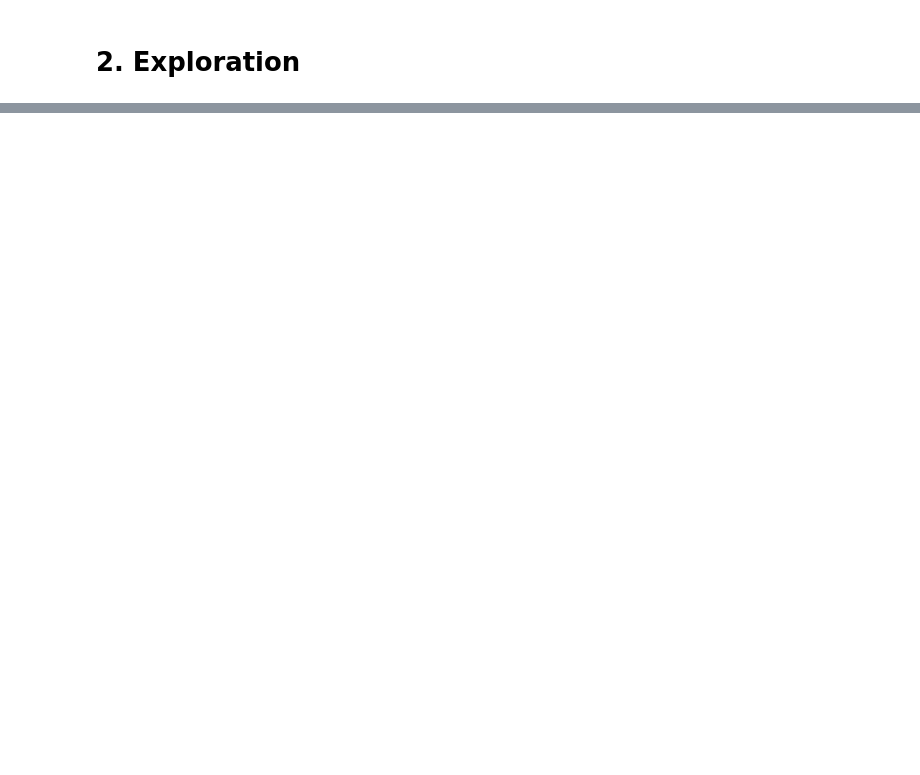
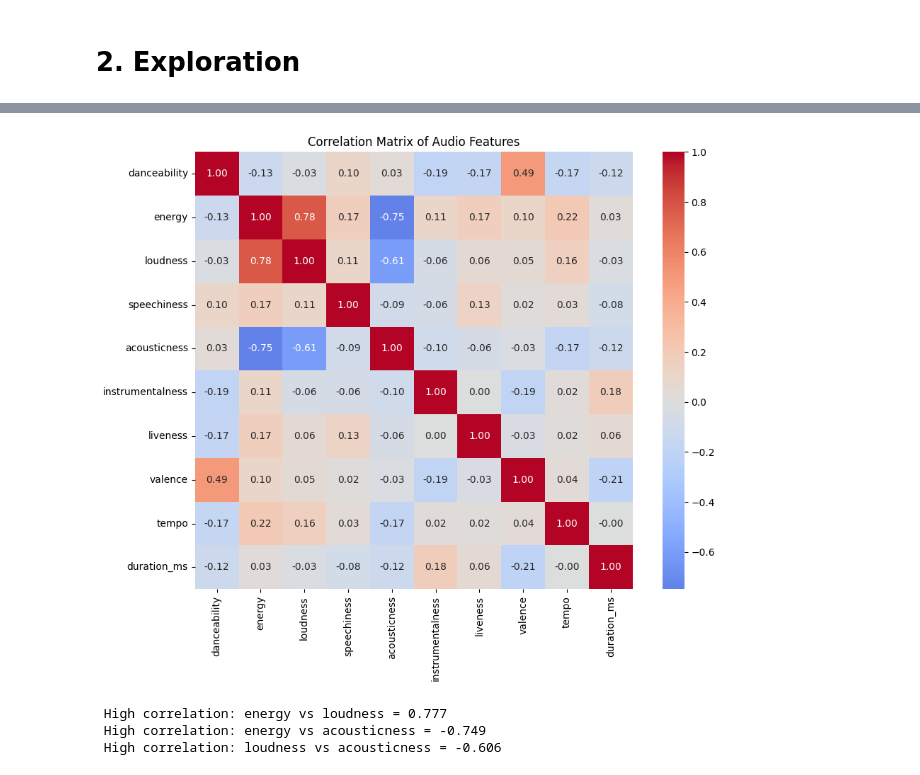
Before and after one commit to pqtch/spotifyDM, a Jupyter notebook: patch_spotify_analysis.ipynb, the cells around one changed output, grey strips where cells are left out. Saved outputs shown, nothing was run; the diff lists cells and outputs as text; code cells hidden in the pictures; blank space fills up the shorter version.

```diff
--- a/patch_spotify_analysis.ipynb
+++ b/patch_spotify_analysis.ipynb
@@ -113,0 +216,22 @@ plt.show()
+# %%
+# -- 2.7 Multicollinearity check --
+# If 2 features are highly correlated w/ EO, they add redundancy
+corr_matrix = df[valid_features].corr()
+
+plt.figure(figsize=(10, 8))
+sns.heatmap(corr_matrix, annot=True, fmt=".2f", cmap="coolwarm", center=0, square=True)
+plt.title("Correlation Matrix of Audio Features")
+plt.tight_layout()
+plt.show()
+
+# Flag any pairs with |corr| > 0.5
+for i in range(len(valid_features)):
+    for j in range(i + 1, len(valid_features)):
+      r = corr_matrix.iloc[i, j]
+      if abs(r) > 0.5:
+        print(f" High correlation: {valid_features[i]} vs {valid_features[j]} = {r:.3f}")
+# %% [output]
+[figure, added]
+ High correlation: energy vs loudness = 0.777
+ High correlation: energy vs acousticness = -0.749
+ High correlation: loudness vs acousticness = -0.606
```
Also changed, not shown: parts of 30 cells of this notebook.
